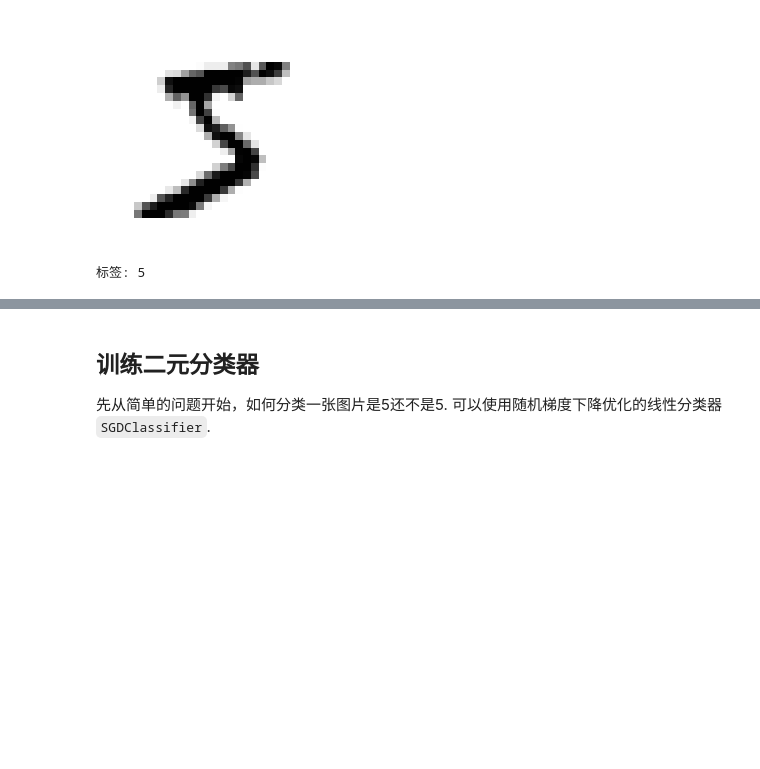
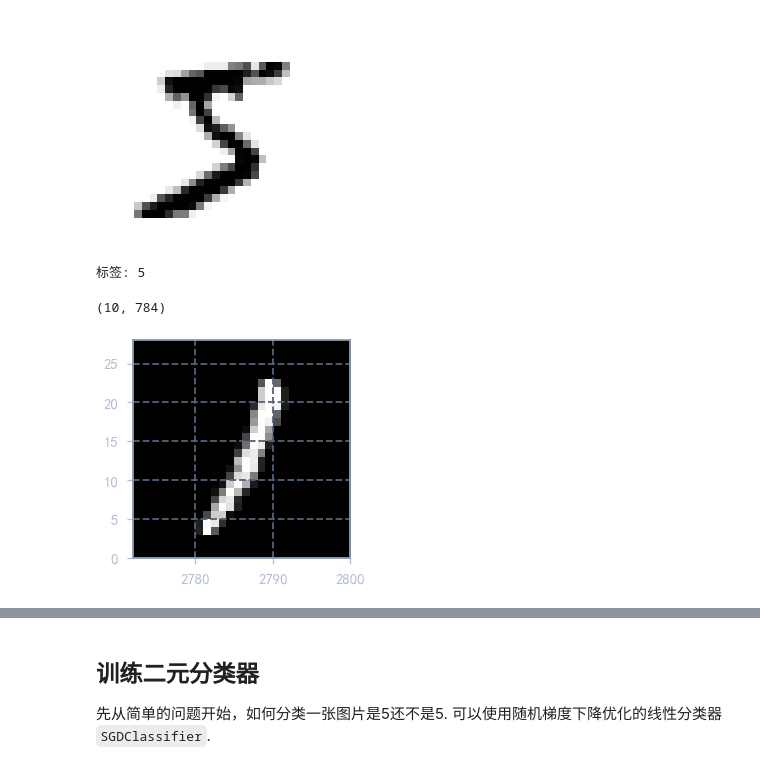
Before and after one commit to wty-yy/ml-scikit-keras-tf2, a Jupyter notebook: 3.classification.ipynb, the cells around one changed output, grey strips where cells are left out. Drawn from its saved outputs; the diff is of its cells as text; code cells hidden in the pictures; blank space fills up the shorter version.

```diff
--- a/3.classification.ipynb
+++ b/3.classification.ipynb
@@ -55,3 +55,23 @@ print("标签:", sample_y)
 # %% [output]
 [figure]
 标签: 5
+# %%
+train_x[:10].shape
+# %% [output]
+(10, 784)
+# %%
+import matplotlib.pyplot as plt
+import numpy as np
+
+images = train_x[:100]
+# 重构图像矩阵
+images = images.reshape(-1, 28, 28)
+
+# 遍历每张图像，并使用imshow绘制
+for i in range(100):
+    plt.imshow(images[i], cmap='gray', extent=[i*28, (i+1)*28, 0, 28])
+
+# 展示画布
+plt.show()
+# %% [output]
+[figure, added]
```
Also changed, not shown: parts of 54 cells of this notebook.
